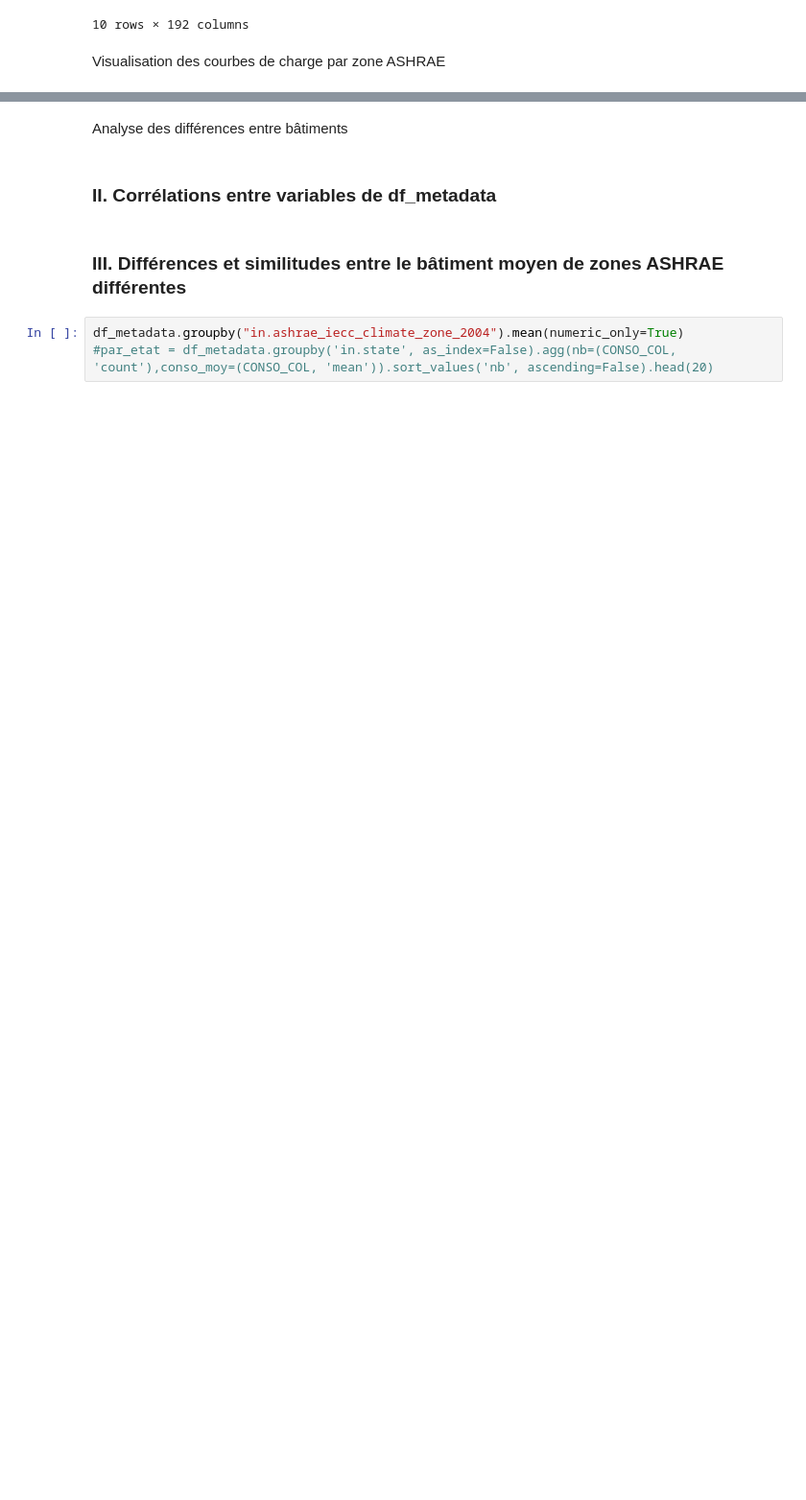
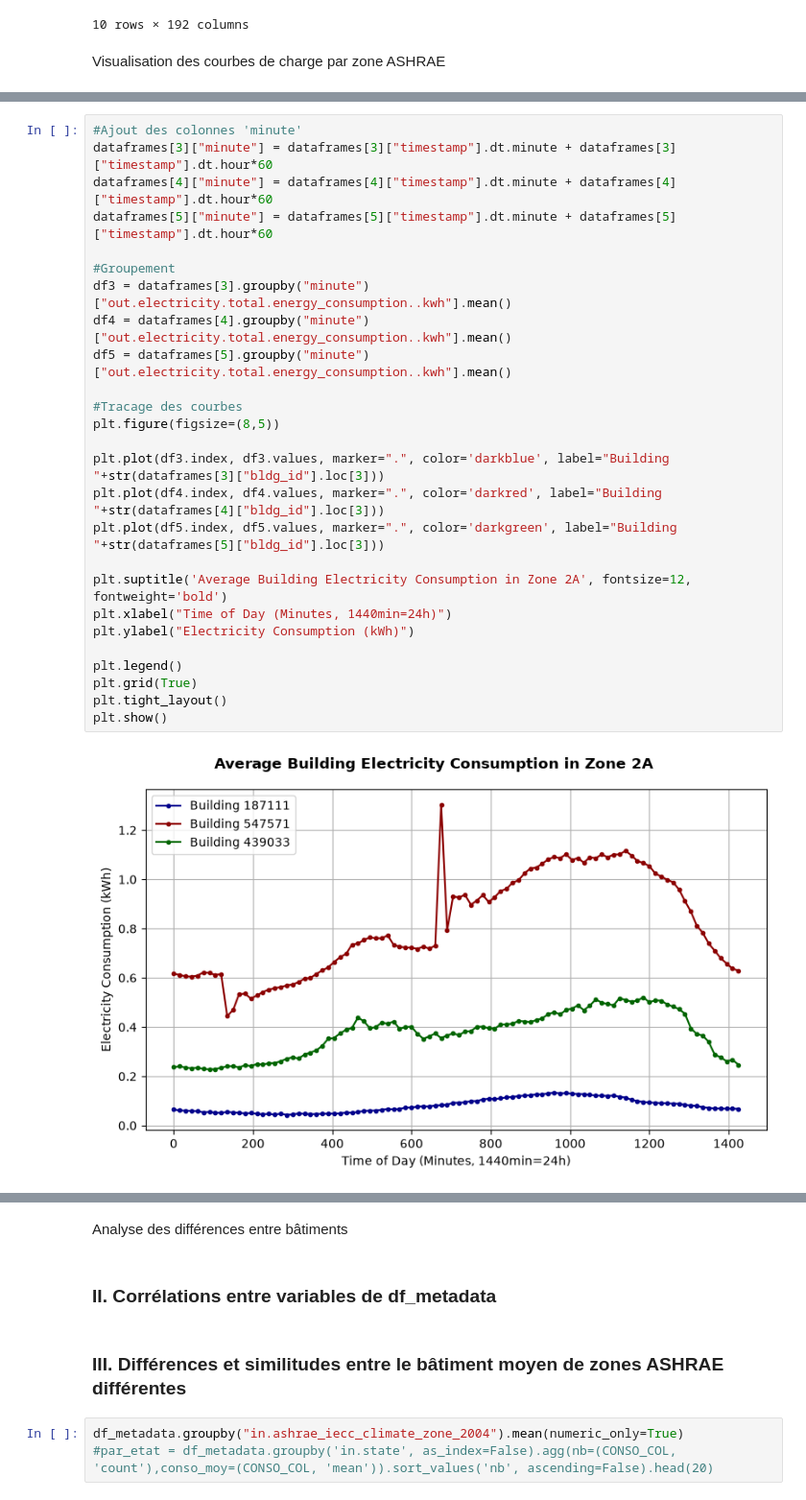
Before and after one commit to BOUBAKERAMDY/FlexiMax, a Jupyter notebook: notebooks1/03_visualisation1/courbes_de_charge.ipynb, the cells around one changed output, grey strips where cells are left out. Shown at 96% size. Saved outputs shown, nothing was run; the diff lists cells and outputs as text; blank space fills up the shorter version.

```diff
--- a/notebooks1/03_visualisation1/courbes_de_charge.ipynb
+++ b/notebooks1/03_visualisation1/courbes_de_charge.ipynb
@@ -218,0 +264,28 @@ Visualisation des courbes de charge par zone ASHRAE
+# %%
+#Ajout des colonnes 'minute'
+dataframes[3]["minute"] = dataframes[3]["timestamp"].dt.minute + dataframes[3]["timestamp"].dt.hour*60
+dataframes[4]["minute"] = dataframes[4]["timestamp"].dt.minute + dataframes[4]["timestamp"].dt.hour*60
+dataframes[5]["minute"] = dataframes[5]["timestamp"].dt.minute + dataframes[5]["timestamp"].dt.hour*60
+
+#Groupement
+df3 = dataframes[3].groupby("minute")["out.electricity.total.energy_consumption..kwh"].mean()
+df4 = dataframes[4].groupby("minute")["out.electricity.total.energy_consumption..kwh"].mean()
+df5 = dataframes[5].groupby("minute")["out.electricity.total.energy_consumption..kwh"].mean()
+
+#Tracage des courbes
+plt.figure(figsize=(8,5))
+
+plt.plot(df3.index, df3.values, marker=".", color='darkblue', label="Building "+str(dataframes[3]["bldg_id"].loc[3]))
+plt.plot(df4.index, df4.values, marker=".", color='darkred', label="Building "+str(dataframes[4]["bldg_id"].loc[3]))
+plt.plot(df5.index, df5.values, marker=".", color='darkgreen', label="Building "+str(dataframes[5]["bldg_id"].loc[3]))
+
+plt.suptitle('Average Building Electricity Consumption in Zone 2A', fontsize=12, fontweight='bold')
+plt.xlabel("Time of Day (Minutes, 1440min=24h)")
+plt.ylabel("Electricity Consumption (kWh)")
+
+plt.legend()
+plt.grid(True)
+plt.tight_layout()
+plt.show()
+# %% [output]
+[figure, added]
```
Also changed, not shown: parts of 13 cells of this notebook, 2 other files.
